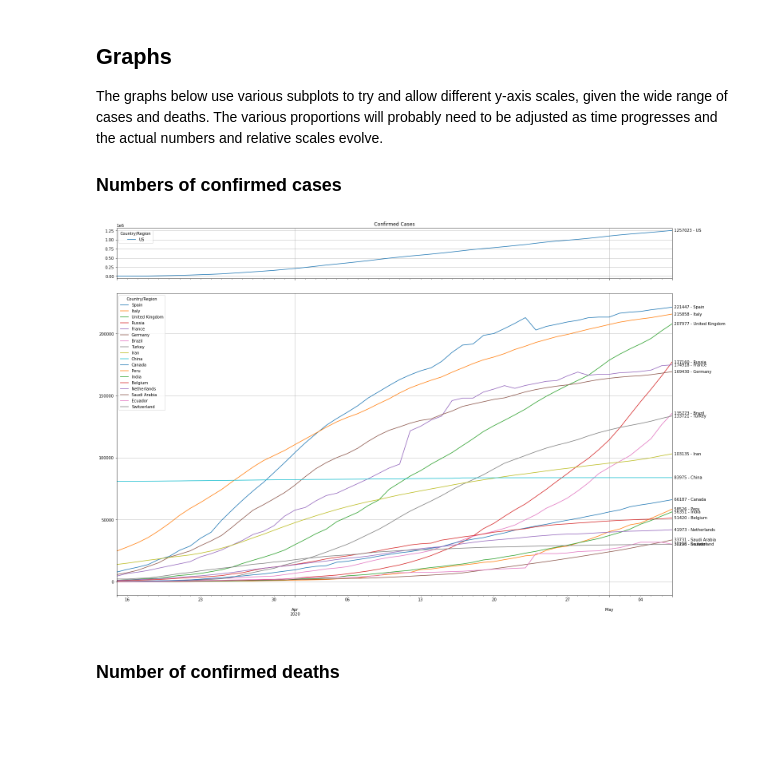
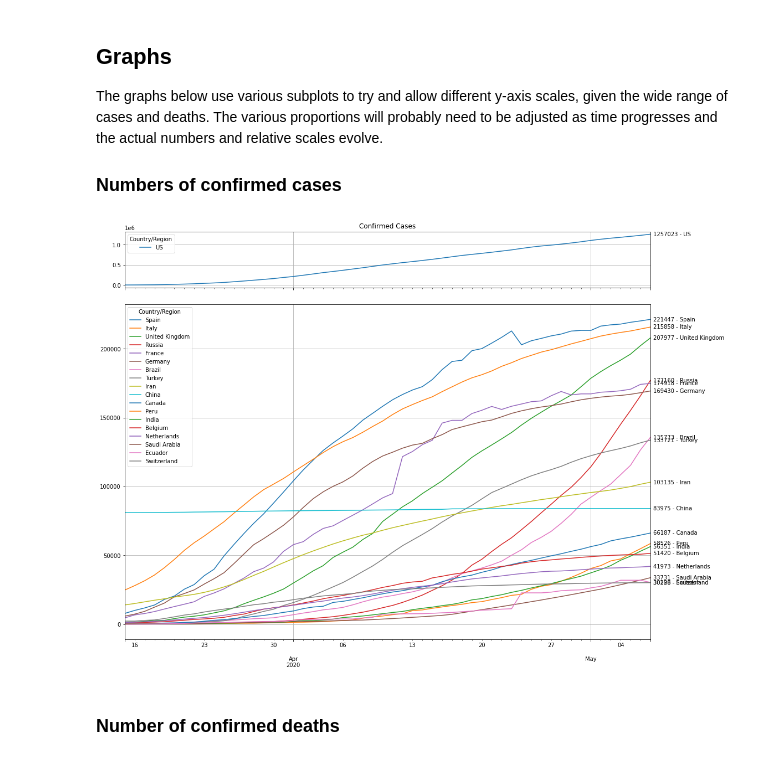
Before and after one commit to willharris/coronastats, a Jupyter notebook: coronastats.ipynb, the cells around one changed output. Saved outputs shown, nothing was run; the diff lists cells and outputs as text; code cells hidden in the pictures; blank space fills up the shorter version.

Commit message:
Reformat the graphs to be a bit more readable.

```diff
--- a/coronastats.ipynb
+++ b/coronastats.ipynb
@@ -64,23 +58,23 @@ The graphs below use various subplots to try and allow different y-axis scales,
 # %%
 cases_trim = cases_interest.T.iloc[3:, :]
 
 if num_days:
     cases_trim = cases_trim.iloc[-num_days:, :]
 
 cases_trim.index = pd.to_datetime(cases_trim.index)
 
 fig, axes = plt.subplots(2, 1, sharex=True, gridspec_kw={"height_ratios": [1, 6]})
 fig.tight_layout(h_pad=0)
-cases_plotUS = cases_trim.iloc[:, :1].plot(title="Confirmed Cases", figsize=(22, 15), grid=True, ax=axes[0])
+cases_plotUS = cases_trim.iloc[:, :1].plot(title="Confirmed Cases", figsize=(15, 12), grid=True, ax=axes[0])
 cases_plotROW = cases_trim.iloc[:, 1:].plot(grid=True, ax=axes[1])
 
 last_row = cases_trim.iloc[-1:, :]
 plot = cases_plotUS
 for k, v in last_row.items():
     plot.annotate("%d - %s" % (v[0], v.name), (last_row.index[0], v[0]), xytext=(5, -3), textcoords="offset points")
     plot = cases_plotROW
 # %% [output]
-[figure, old version]
+[figure, new version]
 # %% [markdown]
 ### Number of confirmed deaths
 # %%
```
Also changed, not shown: parts of 4 cells of this notebook.
